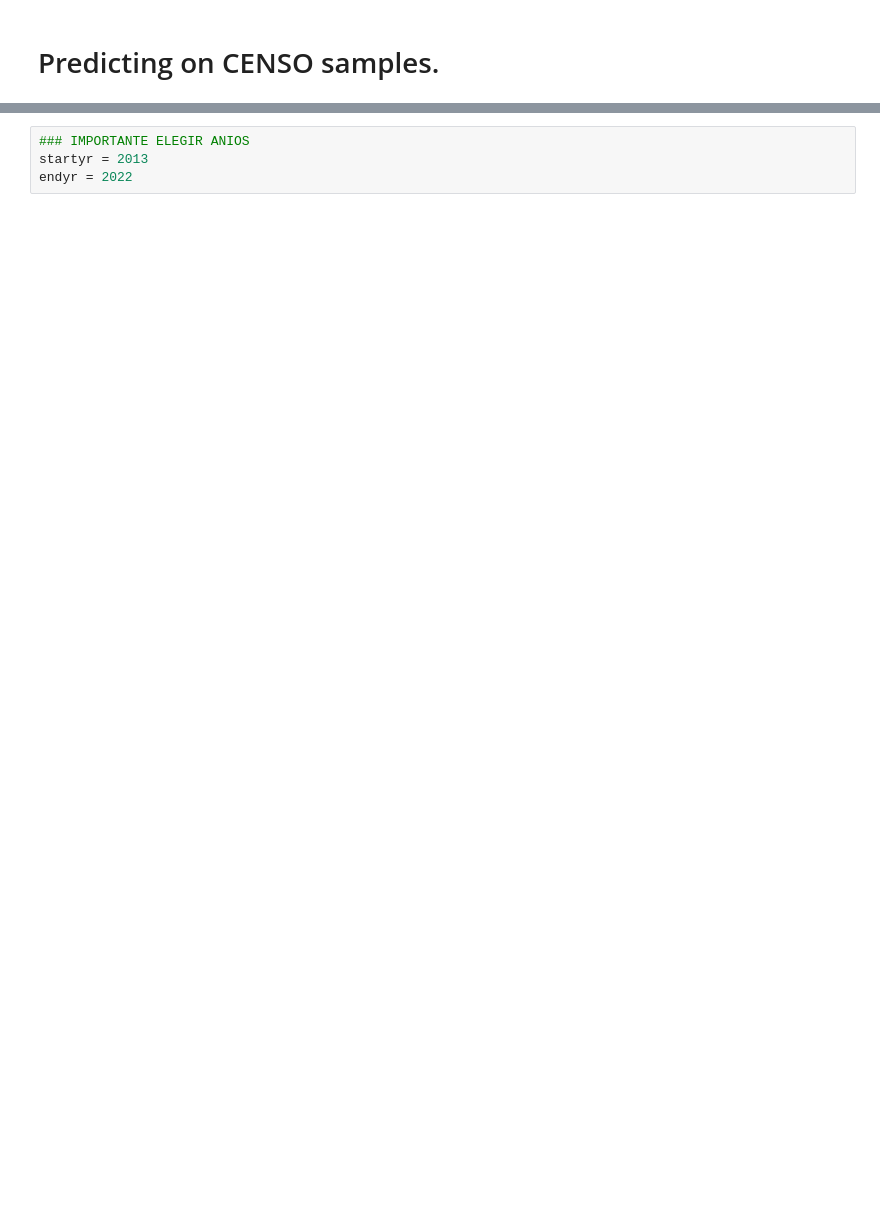
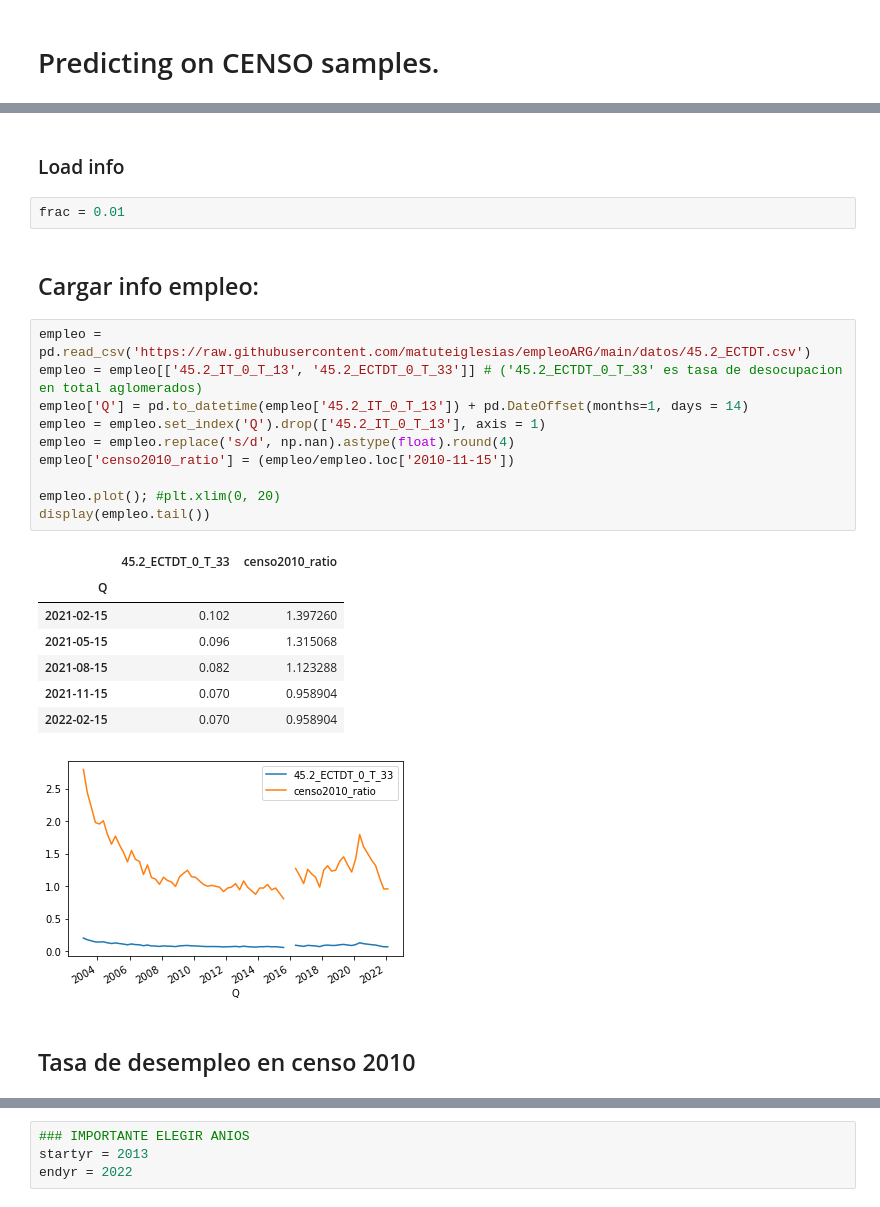
Before and after one commit to matuteiglesias/indice-pobreza-UBA, a Jupyter notebook: notebooks/02 - Predict using trained models- Empleo Trimestral.ipynb, the cells around one changed output, grey strips where cells are left out. Saved outputs shown, nothing was run; the diff lists cells and outputs as text; blank space fills up the shorter version.

```diff
--- a/notebooks/02 - Predict using trained models- Empleo Trimestral.ipynb
+++ b/notebooks/02 - Predict using trained models- Empleo Trimestral.ipynb
@@ -2,0 +20,27 @@
+# %% [markdown]
+### Load info
+# %%
+frac = 0.01
+# %% [markdown]
+## Cargar info empleo:
+# %%
+empleo = pd.read_csv('https://raw.githubusercontent.com/matuteiglesias/empleoARG/main/datos/45.2_ECTDT.csv')
+empleo = empleo[['45.2_IT_0_T_13', '45.2_ECTDT_0_T_33']] # ('45.2_ECTDT_0_T_33' es tasa de desocupacion en total aglomerados)
+empleo['Q'] = pd.to_datetime(empleo['45.2_IT_0_T_13']) + pd.DateOffset(months=1, days = 14)
+empleo = empleo.set_index('Q').drop(['45.2_IT_0_T_13'], axis = 1)
+empleo = empleo.replace('s/d', np.nan).astype(float).round(4)
+empleo['censo2010_ratio'] = (empleo/empleo.loc['2010-11-15'])
+
+empleo.plot(); #plt.xlim(0, 20)
+display(empleo.tail())
+# %% [output]
+|  | 45.2_ECTDT_0_T_33 | censo2010_ratio |
+| Q |  |  |
+| 2021-02-15 | 0.102 | 1.397260 |
+| 2021-05-15 | 0.096 | 1.315068 |
+| 2021-08-15 | 0.082 | 1.123288 |
+| 2021-11-15 | 0.070 | 0.958904 |
+| 2022-02-15 | 0.070 | 0.958904 |
+[figure, added]
+# %% [markdown]
+## Tasa de desempleo en censo 2010
```
Also changed, not shown: parts of 26 cells of this notebook, 2 other files.
